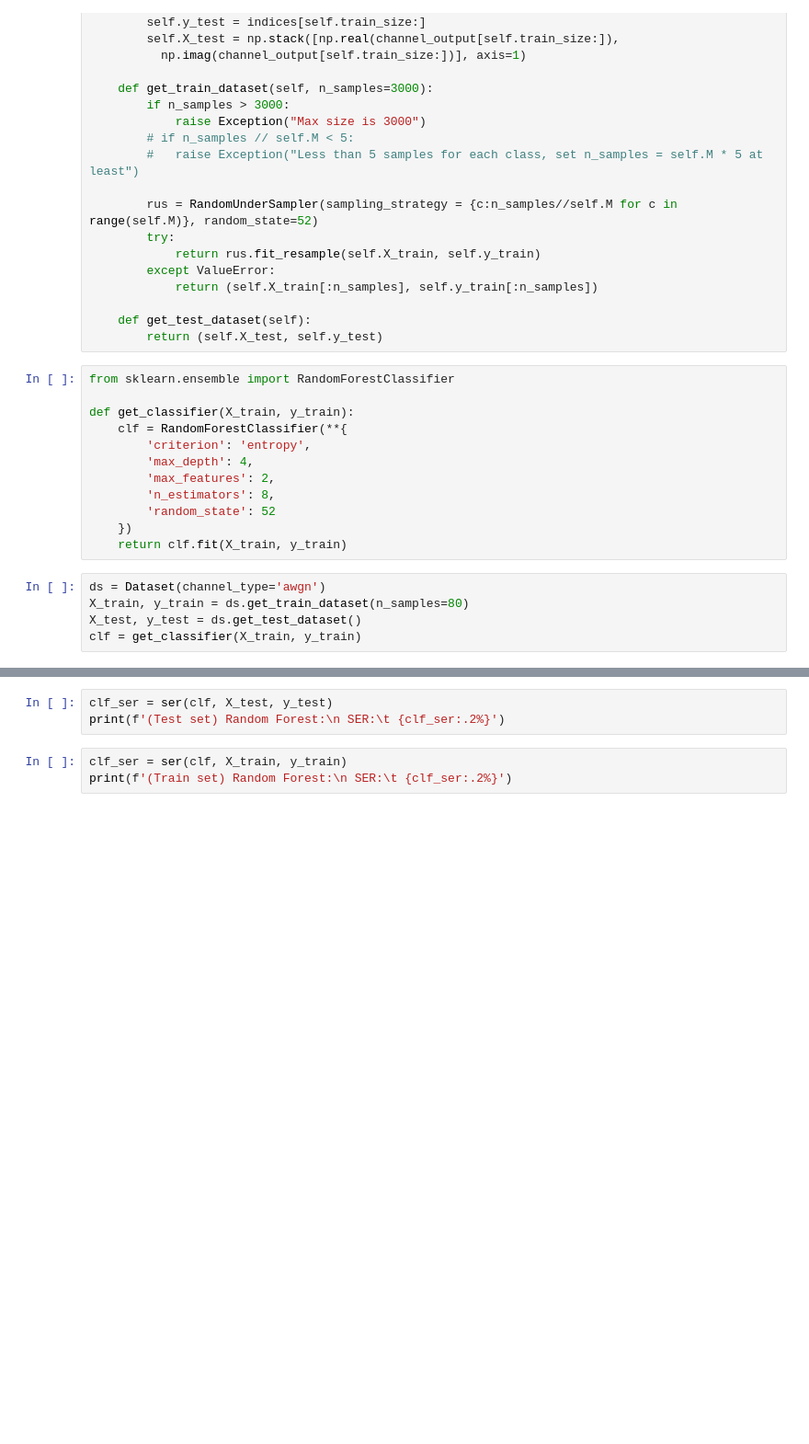
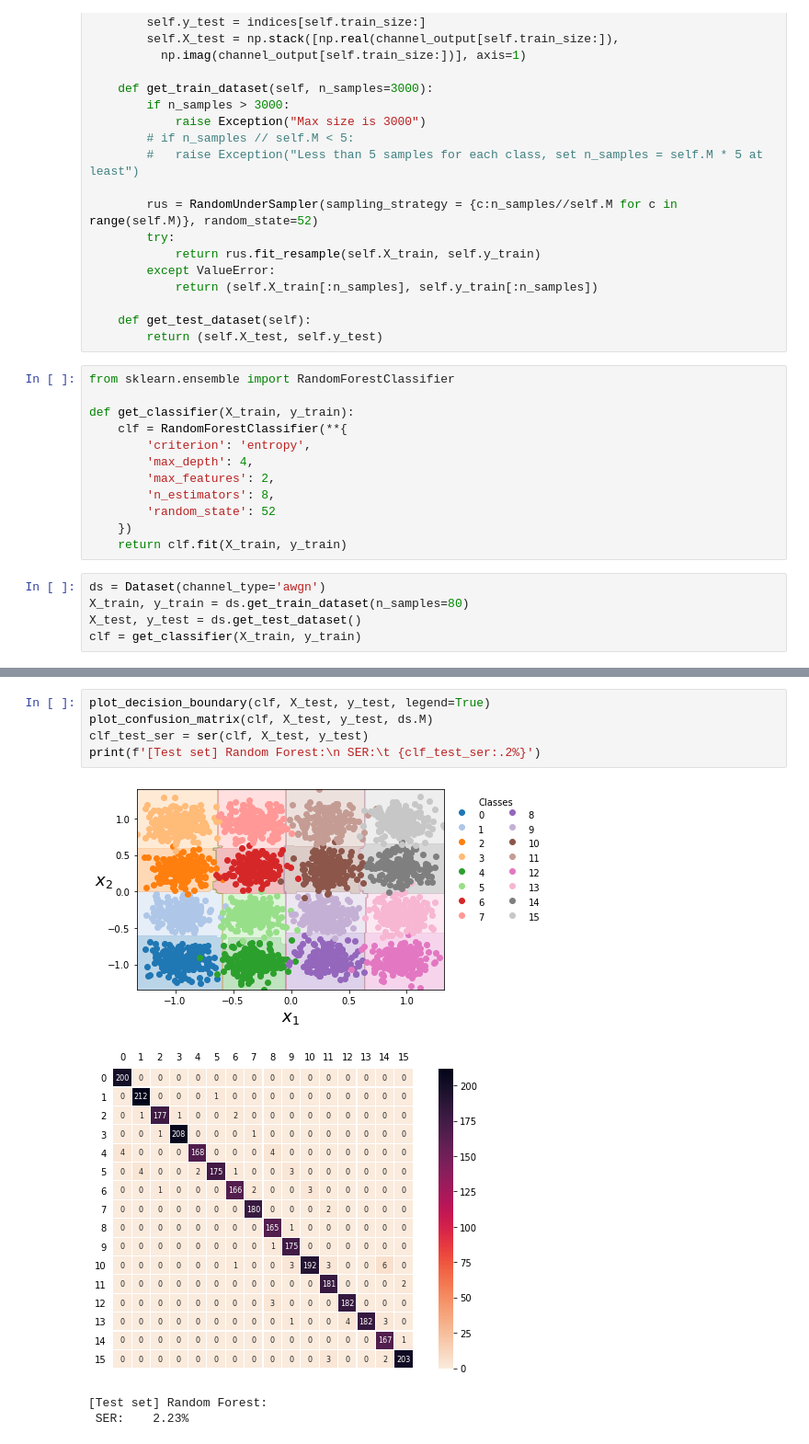
Before and after one commit to diegodantasf/ic-telecom-project, a Jupyter notebook: meu_classificador_awgn.ipynb, the cells around one changed output, grey strips where cells are left out. Shown at 92% size. Saved outputs shown, nothing was run; the diff lists cells and outputs as text; blank space fills up the shorter version.

```diff
--- a/meu_classificador_awgn.ipynb
+++ b/meu_classificador_awgn.ipynb
@@ -101,6 +108,10 @@ plot_confusion_matrix(clf, X_test, y_test, ds.M)
 # %%
-clf_ser = ser(clf, X_test, y_test)
-print(f'(Test set) Random Forest:\n SER:\t {clf_ser:.2%}')
+plot_decision_boundary(clf, X_test, y_test, legend=True)
+plot_confusion_matrix(clf, X_test, y_test, ds.M)
+clf_test_ser = ser(clf, X_test, y_test)
+print(f'[Test set] Random Forest:\n SER:\t {clf_test_ser:.2%}')
+# %% [output]
+[figure, added]
+[figure, added]
+[Test set] Random Forest:
+ SER:    2.23%
-# %%
-clf_ser = ser(clf, X_train, y_train)
-print(f'(Train set) Random Forest:\n SER:\t {clf_ser:.2%}')
```
Also changed, not shown: parts of 1 cell of this notebook.
